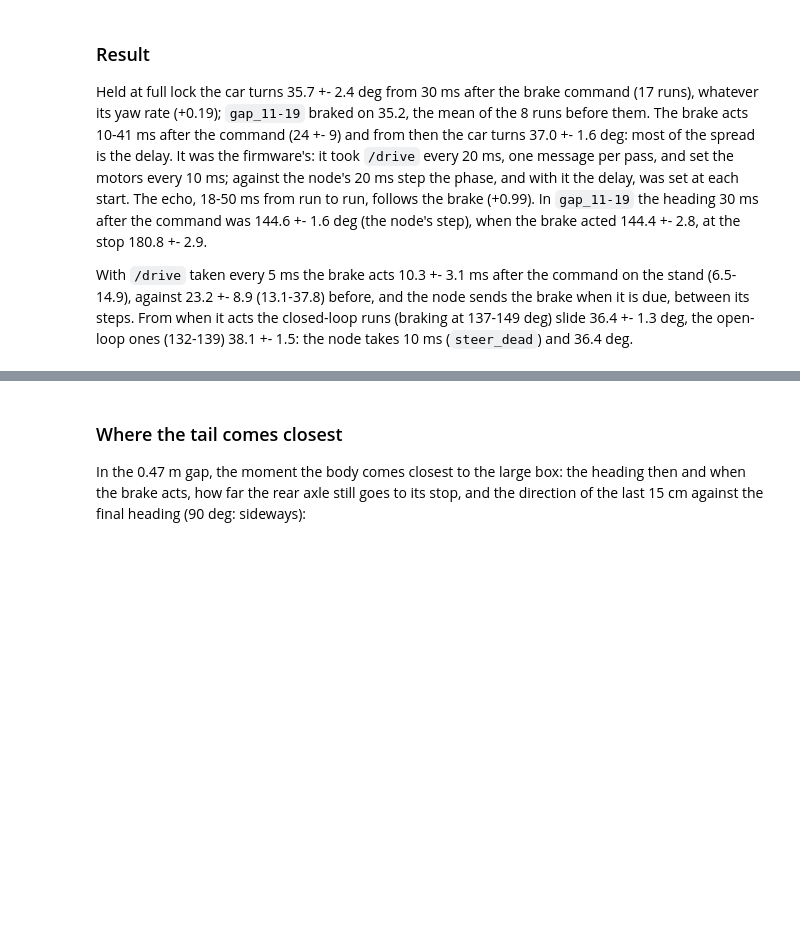
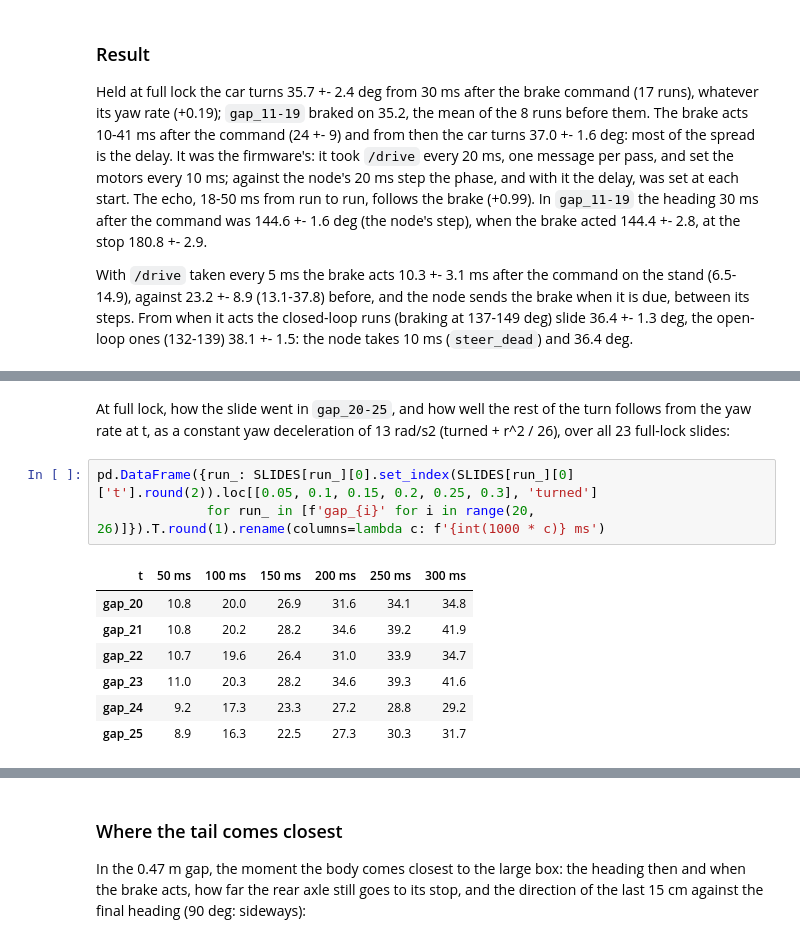
Before and after one commit to Gelminaio/drift-mpc-ackermann, a Jupyter notebook: notebooks/sideways.ipynb, the cells around one changed output, grey strips where cells are left out. Drawn from its saved outputs; the diff is of its cells as text; blank space fills up the shorter version.

```diff
--- a/notebooks/sideways.ipynb
+++ b/notebooks/sideways.ipynb
@@ -627,0 +695,14 @@ the node takes 10 ms (`steer_dead`) and 36.4 deg.
+# %% [markdown]
+At full lock, how the slide went in `gap_20-25`, and how well the rest of the turn follows from the yaw rate at
+t, as a constant yaw deceleration of 13 rad/s2 (turned + r^2 / 26), over all 23 full-lock slides:
+# %%
+pd.DataFrame({run_: SLIDES[run_][0].set_index(SLIDES[run_][0]['t'].round(2)).loc[[0.05, 0.1, 0.15, 0.2, 0.25, 0.3], 'turned']
+              for run_ in [f'gap_{i}' for i in range(20, 26)]}).T.round(1).rename(columns=lambda c: f'{int(1000 * c)} ms')
+# %% [output]
+| t | 50 ms | 100 ms | 150 ms | 200 ms | 250 ms | 300 ms |
+| gap_20 | 10.8 | 20.0 | 26.9 | 31.6 | 34.1 | 34.8 |
+| gap_21 | 10.8 | 20.2 | 28.2 | 34.6 | 39.2 | 41.9 |
+| gap_22 | 10.7 | 19.6 | 26.4 | 31.0 | 33.9 | 34.7 |
+| gap_23 | 11.0 | 20.3 | 28.2 | 34.6 | 39.3 | 41.6 |
+| gap_24 | 9.2 | 17.3 | 23.3 | 27.2 | 28.8 | 29.2 |
+| gap_25 | 8.9 | 16.3 | 22.5 | 27.3 | 30.3 | 31.7 |
```
Also changed, not shown: parts of 6 cells of this notebook.
